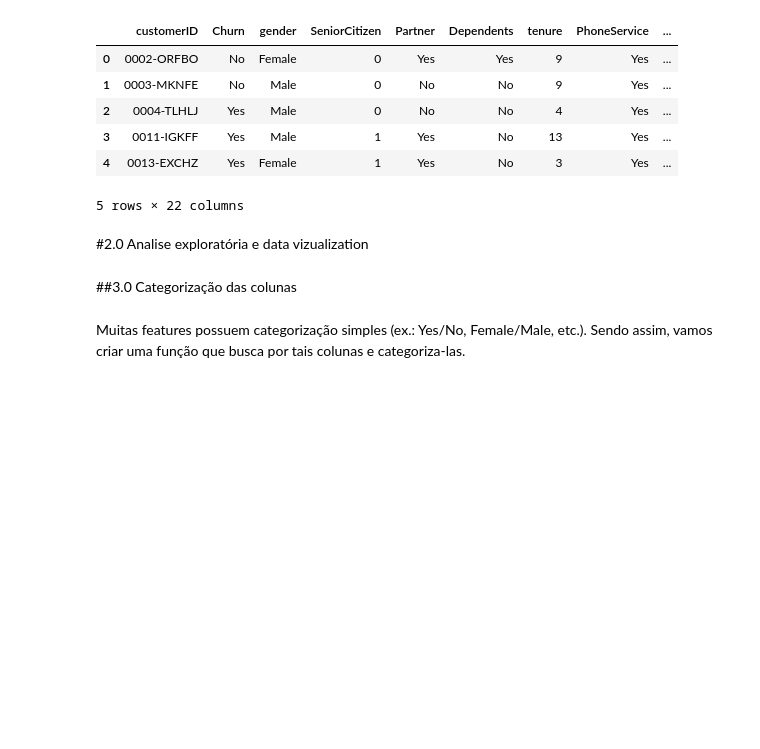
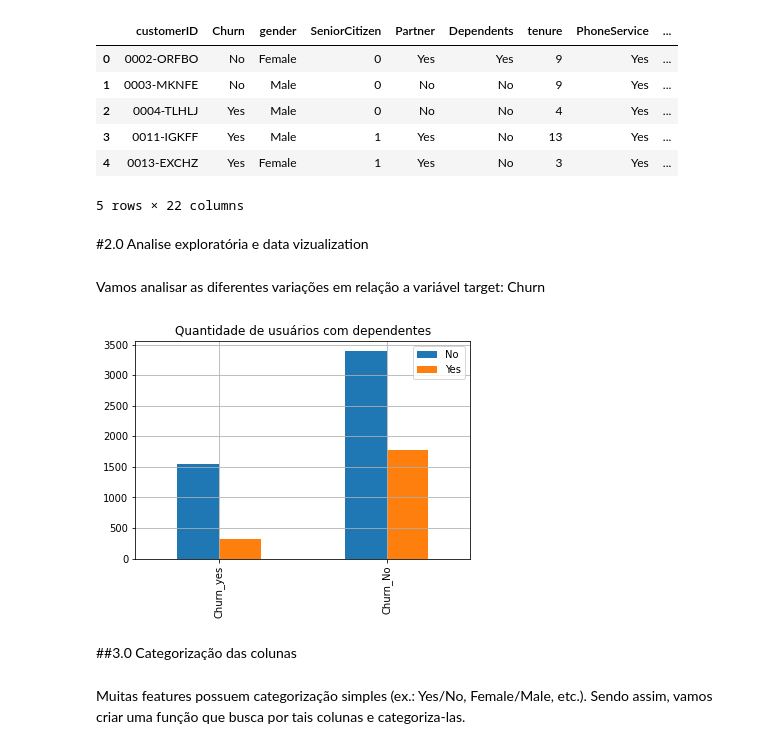
Before and after one commit to VitorFRodrigues/Alura_Challenges, a Jupyter notebook: notebook/Alura_Challenge_DataScience1.ipynb, the cells around one changed output. Drawn from its saved outputs; the diff is of its cells as text; code cells hidden in the pictures; blank space fills up the shorter version.

```diff
--- a/notebook/Alura_Challenge_DataScience1.ipynb
+++ b/notebook/Alura_Challenge_DataScience1.ipynb
@@ -276,3 +279,17 @@ dados_limpos.head()
+# %% [markdown]
+Vamos analisar as diferentes variações em relação a variável target: Churn
+# %%
+def qtd_user_churn(feature, title, dados):
+  plot = pd.DataFrame(dados.query('Churn == "Yes"')[feature].value_counts())
+  plot = plot.rename(columns={feature: "Churn_yes"})
+  plot['Churn_No'] = dados.query('Churn == "No"')[feature].value_counts()
+  plot.T.plot(kind='bar', grid='on')
+  plt.title(title)
+  plt.show()
+# %%
+qtd_user_churn('Dependents', 'Quantidade de usuários com dependentes', dados_limpos)
+# %% [output]
+[figure, added]
 # %% [markdown]
 ##3.0 Categorização das colunas
 # %% [markdown]
```
Also changed, not shown: parts of 1 cell of this notebook.
